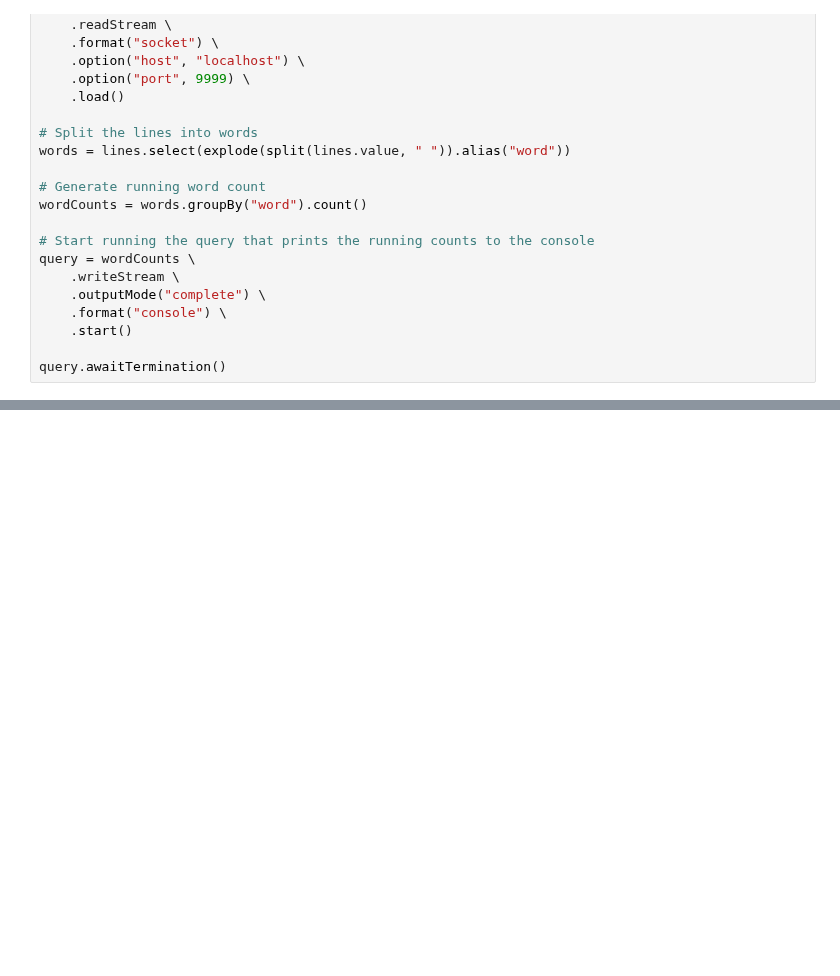
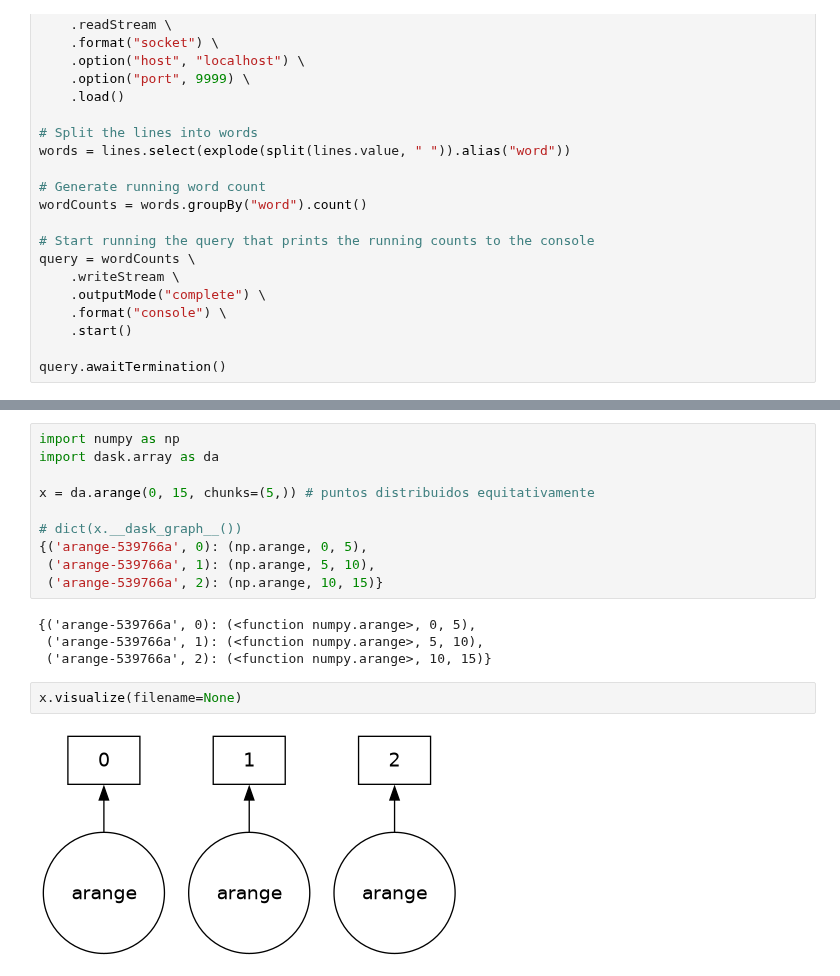
Before and after one commit to leliel12/tads, a Jupyter notebook: students/ray_dask_spark/rds.ipynb, the cells around one changed output, grey strips where cells are left out. Saved outputs shown, nothing was run; the diff lists cells and outputs as text; blank space fills up the shorter version.

Commit message:
Added graphs

```diff
--- a/students/ray_dask_spark/rds.ipynb
+++ b/students/ray_dask_spark/rds.ipynb
@@ -361,0 +356,18 @@ client
+# %%
+import numpy as np
+import dask.array as da
+
+x = da.arange(0, 15, chunks=(5,)) # puntos distribuidos equitativamente
+
+# dict(x.__dask_graph__())
+{('arange-539766a', 0): (np.arange, 0, 5),
+ ('arange-539766a', 1): (np.arange, 5, 10),
+ ('arange-539766a', 2): (np.arange, 10, 15)}
+# %% [output]
+{('arange-539766a', 0): (<function numpy.arange>, 0, 5),
+ ('arange-539766a', 1): (<function numpy.arange>, 5, 10),
+ ('arange-539766a', 2): (<function numpy.arange>, 10, 15)}
+# %%
+x.visualize(filename=None)
+# %% [output]
+[figure, added]
```
Also changed, not shown: parts of 45 cells of this notebook, 14 other files.
